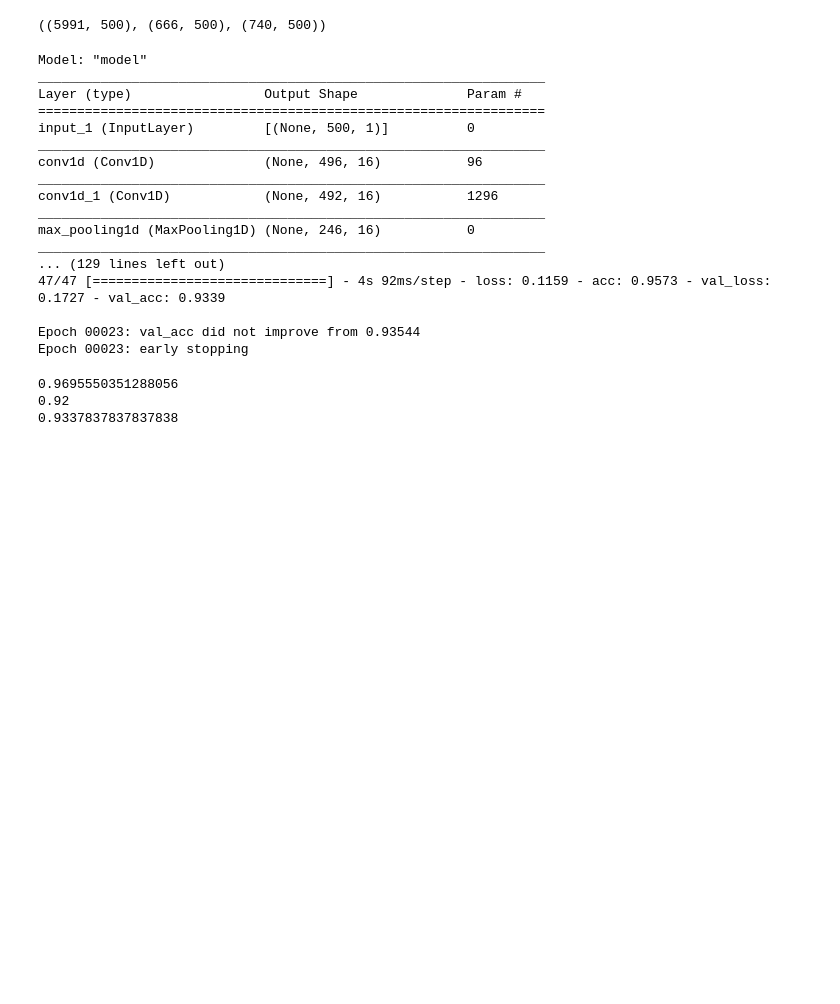
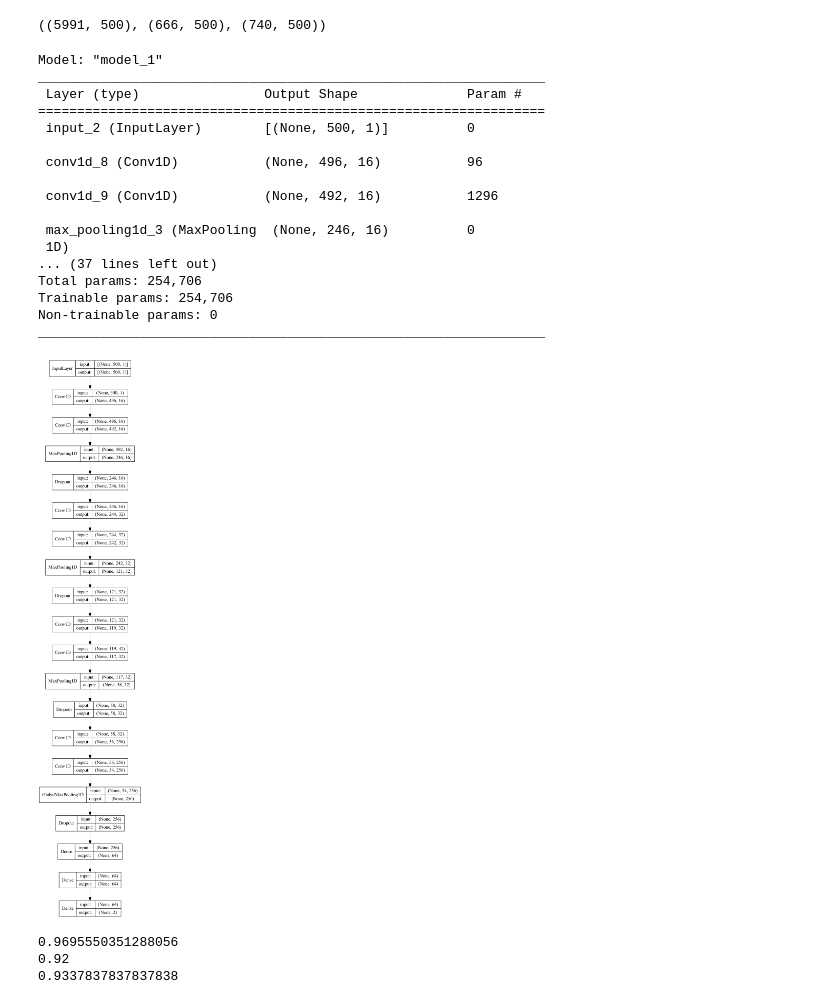
Before and after one commit to rush17m/listen_to_your_heart, a Jupyter notebook: generate_cnn.ipynb, the cells around one changed output. Saved outputs shown, nothing was run; the diff lists cells and outputs as text; code cells hidden in the pictures; blank space fills up the shorter version.

Commit message:
Add CNN diagram

```diff
--- a/generate_cnn.ipynb
+++ b/generate_cnn.ipynb
@@ -100,31 +100,36 @@ def get_model():
     return model
 
 model = get_model()
-file_path = "baseline_cnn.h5"
-checkpoint = ModelCheckpoint(file_path, monitor='val_acc', verbose=1, save_best_only=True, mode='max')
-early = EarlyStopping(monitor="val_acc", mode="max", patience=5, verbose=1)
-redonplat = ReduceLROnPlateau(monitor="val_acc", mode="max", patience=3, verbose=2)
-callbacks_list = [checkpoint, early, redonplat]  # early
-
-model.fit(x=X_train, y=y_train, validation_data=(X_valid, y_valid),
-          batch_size=128, epochs=100, callbacks=callbacks_list)
-
-model.load_weights(file_path)
 # %% [output]
-Model: "model"
+Model: "model_1"
 _________________________________________________________________
-Layer (type)                 Output Shape              Param #
+ Layer (type)                Output Shape              Param #
 =================================================================
-input_1 (InputLayer)         [(None, 500, 1)]          0
+ input_2 (InputLayer)        [(None, 500, 1)]          0
+
+ conv1d_8 (Conv1D)           (None, 496, 16)           96
+
+ conv1d_9 (Conv1D)           (None, 492, 16)           1296
+
+ max_pooling1d_3 (MaxPooling  (None, 246, 16)          0
+ 1D)
+... (37 lines left out)
+Total params: 254,706
+Trainable params: 254,706
+Non-trainable params: 0
 _________________________________________________________________
-conv1d (Conv1D)              (None, 496, 16)           96
-_________________________________________________________________
-conv1d_1 (Conv1D)            (None, 492, 16)           1296
-_________________________________________________________________
-max_pooling1d (MaxPooling1D) (None, 246, 16)           0
-_________________________________________________________________
-... (129 lines left out)
-47/47 [==============================] - 4s 92ms/step - loss: 0.1159 - acc: 0.9573 - val_loss: 0.1727 - val_acc: 0.9339
-
-Epoch 00023: val_acc did not improve from 0.93544
-Epoch 00023: early stopping
+# %%
+tf.keras.utils.plot_model(
+    model,
+    to_file='cnn-model.png',
+    show_shapes=True,
+    show_dtype=False,
+    show_layer_names=False,
+    rankdir='TB',
+    expand_nested=False,
+    dpi=96,
+    layer_range=None,
+    show_layer_activations=False,
+)
+# %% [output]
+[figure, added]
```
Also changed, not shown: parts of 2 cells of this notebook, 1 other file.
